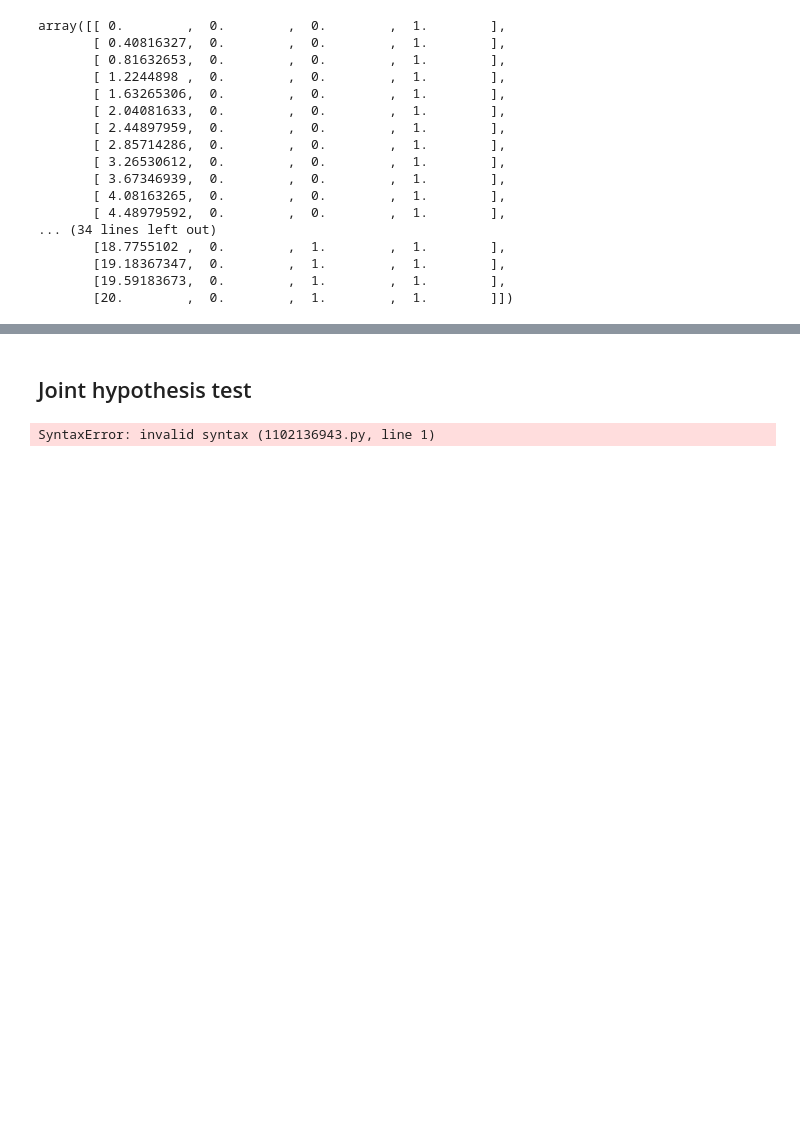
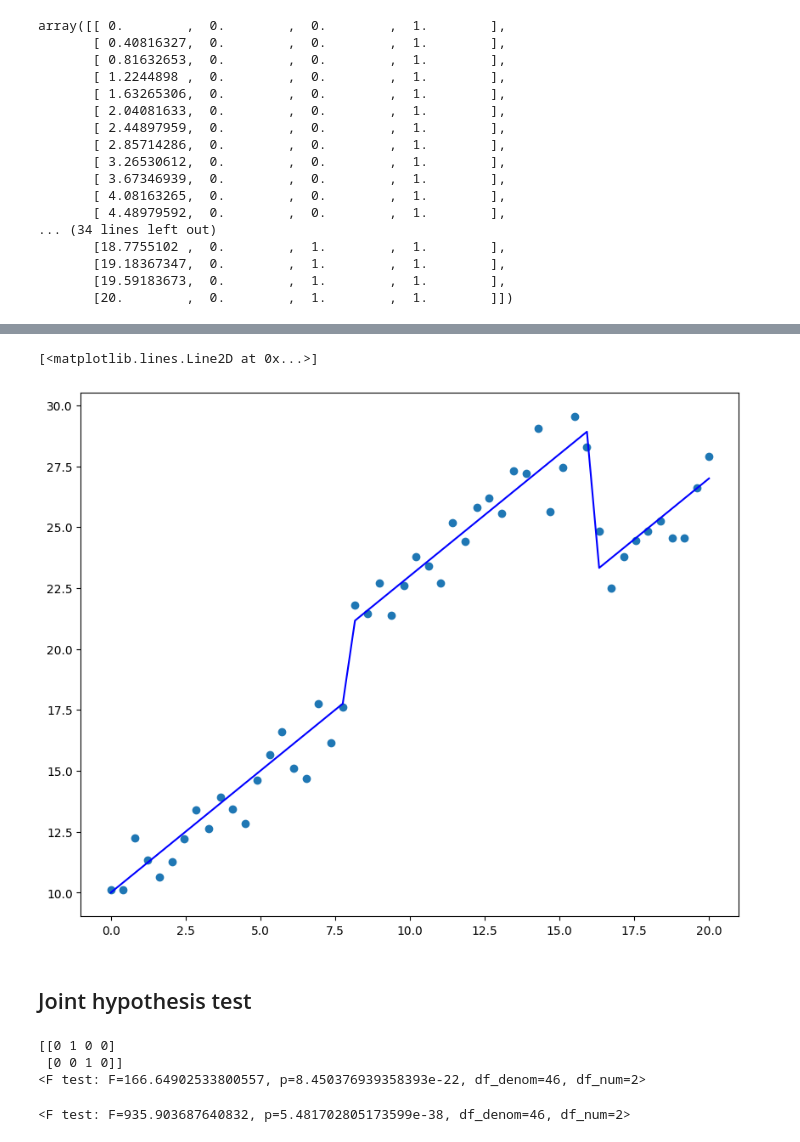
Before and after one commit to ARKA1112/Py_QuickNotes, a Jupyter notebook: statsmodels/OLS.ipynb, the cells around one changed output, grey strips where cells are left out. Cells and saved outputs as stored; diff of their text form; code cells hidden in the pictures; blank space fills up the shorter version.

```diff
--- a/statsmodels/OLS.ipynb
+++ b/statsmodels/OLS.ipynb
@@ -264,11 +266,40 @@ Covariance Type:            nonrobust
 
 Notes:
 [1] Standard Errors assume that the covariance matrix of the errors is correctly specified.
+# %%
+pred_ols2 = res2.get_prediction()
+iv_1 = pred_ols2.summary_frame()['obs_ci_lower']
+iv_1 = pred_ols2.summary_frame()['obs_ci_upper']
+
+#%%
+# plotting
+fig, ax = plt.subplots(1, 1, figsize=(10, 8))
+ax.plot(x, y, 'o', label="Data")
+ax.plot(x, y_true, "b-", label="True")
+# %% [output]
+[<matplotlib.lines.Line2D at 0x...>]
+[figure, added]
 # %% [markdown]
 ## Joint hypothesis test
 # %%
 #F-test
-# %%
-def
-# %% [output]
-SyntaxError: invalid syntax (1102136943.py, line 1)
+# %%
+#we want to check whether both the coeffs of the dummy variables are equal to zero
+# we perform F-test for that
+
+R = [[0, 1, 0, 0], [0, 0, 1, 0]]
+print(np.array(R))
+print(res2.f_test(R))
+
+
+#p-value well over 0.05 rejects the null hypothesis
+# %% [output]
+[[0 1 0 0]
+ [0 0 1 0]]
+<F test: F=166.64902533800557, p=8.450376939358393e-22, df_denom=46, df_num=2>
+# %%
+#also can use formula like string syntax
+
+print(res2.f_test("x2=x1=0"))
+# %% [output]
+<F test: F=935.903687640832, p=5.481702805173599e-38, df_denom=46, df_num=2>
```
Also changed, not shown: parts of 19 cells of this notebook, 1 other file.
